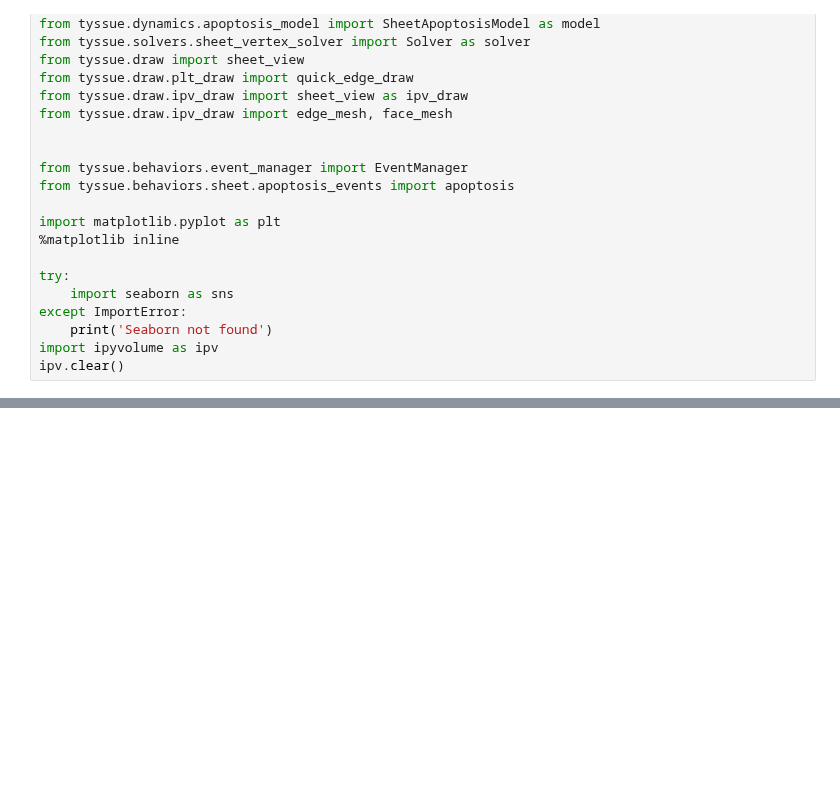
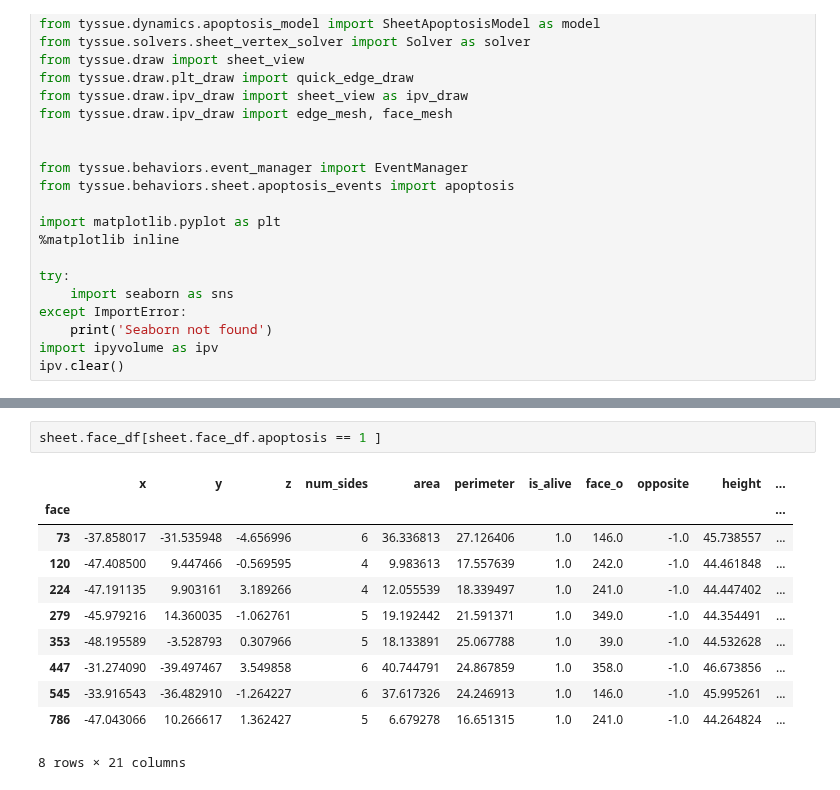
Before and after one commit to suzannelab/polarity, a Jupyter notebook: notebooks/QSSolver-Visualisation.ipynb, the cells around one changed output, grey strips where cells are left out. Drawn from its saved outputs; the diff is of its cells as text; blank space fills up the shorter version.

```diff
--- a/notebooks/QSSolver-Visualisation.ipynb
+++ b/notebooks/QSSolver-Visualisation.ipynb
@@ -102 +102,15 @@ array([0])
+# %%
+sheet.face_df[sheet.face_df.apoptosis == 1 ]
+# %% [output]
+|  | x | y | z | num_sides | area | perimeter | is_alive | face_o | opposite | height | ... |
+| face |  |  |  |  |  |  |  |  |  |  | ... |
+| 73 | -37.858017 | -31.535948 | -4.656996 | 6 | 36.336813 | 27.126406 | 1.0 | 146.0 | -1.0 | 45.738557 | ... |
+| 120 | -47.408500 | 9.447466 | -0.569595 | 4 | 9.983613 | 17.557639 | 1.0 | 242.0 | -1.0 | 44.461848 | ... |
+| 224 | -47.191135 | 9.903161 | 3.189266 | 4 | 12.055539 | 18.339497 | 1.0 | 241.0 | -1.0 | 44.447402 | ... |
+| 279 | -45.979216 | 14.360035 | -1.062761 | 5 | 19.192442 | 21.591371 | 1.0 | 349.0 | -1.0 | 44.354491 | ... |
+| 353 | -48.195589 | -3.528793 | 0.307966 | 5 | 18.133891 | 25.067788 | 1.0 | 39.0 | -1.0 | 44.532628 | ... |
+| 447 | -31.274090 | -39.497467 | 3.549858 | 6 | 40.744791 | 24.867859 | 1.0 | 358.0 | -1.0 | 46.673856 | ... |
+| 545 | -33.916543 | -36.482910 | -1.264227 | 6 | 37.617326 | 24.246913 | 1.0 | 146.0 | -1.0 | 45.995261 | ... |
+| 786 | -47.043066 | 10.266617 | 1.362427 | 5 | 6.679278 | 16.651315 | 1.0 | 241.0 | -1.0 | 44.264824 | ... |
+8 rows × 21 columns
 # %%
```
Also changed, not shown: parts of 6 cells of this notebook, 7 other files.
